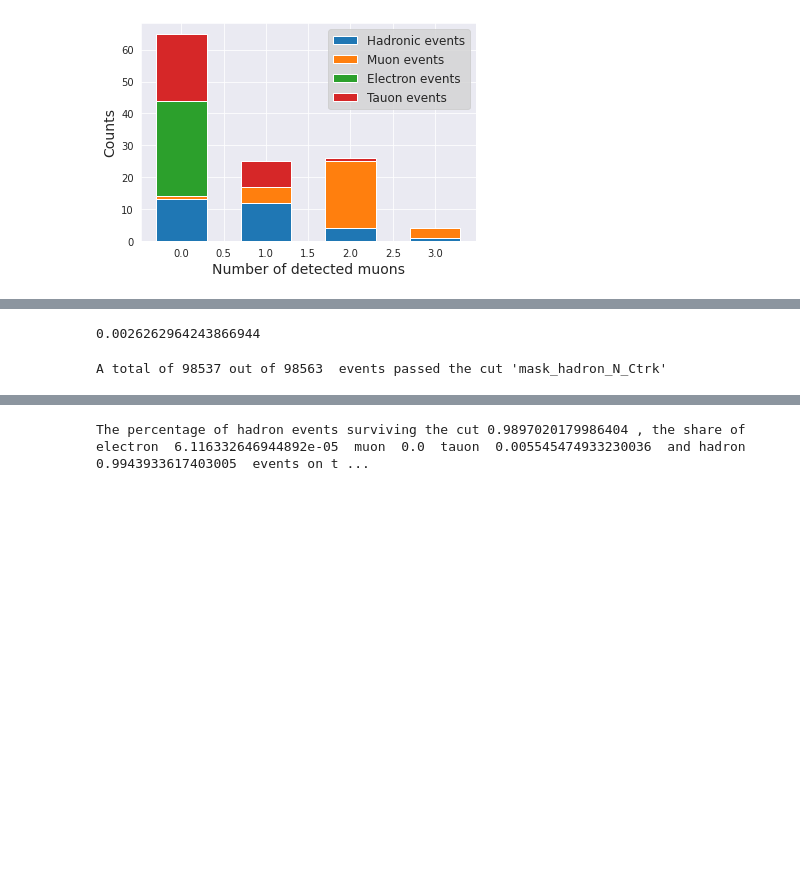
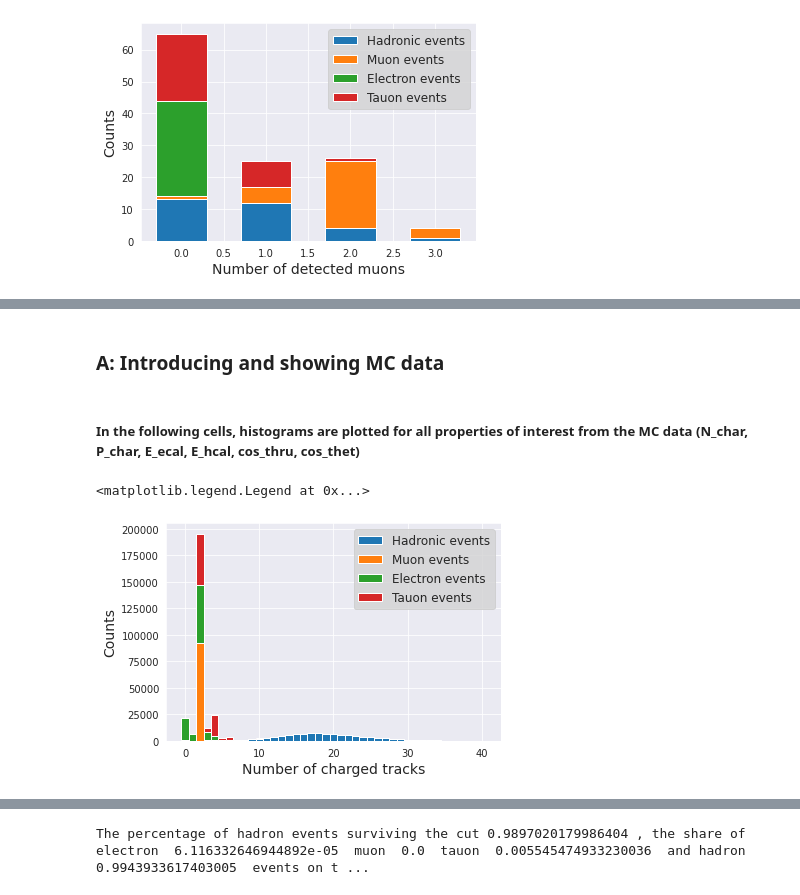
Before and after one commit to benfreiburg/z0-precisionmeasurement, a Jupyter notebook: Z0_main.ipynb, the cells around one changed output, grey strips where cells are left out. Drawn from its saved outputs; the diff is of its cells as text; code cells hidden in the pictures; blank space fills up the shorter version.

```diff
--- a/Z0_main.ipynb
+++ b/Z0_main.ipynb
@@ -176,3 +200,5 @@ plt.legend(frameon=True, facecolor="lightgrey", fontsize=12)
+# %% [markdown]
+### A: Introducing and showing MC data
 # %%
 # Incorporate Monte-Carlo simulated data
 
@@ -207,29 +233,25 @@ qq=np.asarray([ak.to_numpy(branches_qq[var_run]),ak.to_numpy(branches_qq[var_eve
 mm=np.asarray([ak.to_numpy(branches_mm[var_run]),ak.to_numpy(branches_mm[var_event]),ak.to_numpy(branches_mm[var_N_char]),ak.to_numpy(branches_mm[var_P_char]),ak.to_numpy(branches_mm[var_E_ecal]),ak.to_numpy(branches_mm[var_E_hcal]),ak.to_numpy(branches_mm[var_E_beam]),ak.to_numpy(branches_mm[var_cos_thru]),ak.to_numpy(branches_mm[var_cos_thet])])
 ee=np.asarray([ak.to_numpy(branches_ee[var_run]),ak.to_numpy(branches_ee[var_event]),ak.to_numpy(branches_ee[var_N_char]),ak.to_numpy(branches_ee[var_P_char]),ak.to_numpy(branches_ee[var_E_ecal]),ak.to_numpy(branches_ee[var_E_hcal]),ak.to_numpy(branches_ee[var_E_beam]),ak.to_numpy(branches_ee[var_cos_thru]),ak.to_numpy(branches_ee[var_cos_thet])])
 tt=np.asarray([ak.to_numpy(branches_tt[var_run]),ak.to_numpy(branches_tt[var_event]),ak.to_numpy(branches_tt[var_N_char]),ak.to_numpy(branches_tt[var_P_char]),ak.to_numpy(branches_tt[var_E_ecal]),ak.to_numpy(branches_tt[var_E_hcal]),ak.to_numpy(branches_tt[var_E_beam]),ak.to_numpy(branches_tt[var_cos_thru]),ak.to_numpy(branches_tt[var_cos_thet])])
-# %%
-# FB Asymmetry for muon events
-
-cos_thet_muons_1 = np.asarray([]) # Excluding the cos_thet = 999 data points
-for i in range (0, int(len(mm[8])-1.)):
-    if (mm[8][i]<=1):
-        cos_thet_muons_1 = np.append(cos_thet_muons_1, mm[8][i]) # Not perfectly elegant but working
-
-print(np.mean(cos_thet_muons_1))
-# %% [output]
-0.0026262964243866944
-# %%
-## Create a mask for certain selection
-
-# For 'Data' being the array of distinguishable events with 7 entries (just like the preselected 'type_events' arrays)
-
-# For testing the code:
-# Data = np.asarray([[1,2,3],[12,24,23],[25,89,12]])
-
-mask_hadron_N_Ctrk = branches['Pcharged'] >= 1
-
-
-## The sum of this array provides the number of events that passed this cut
-print("A total of", np.sum(mask_hadron_N_Ctrk), "out of", len(mask_hadron_N_Ctrk), " events passed the cut 'mask_hadron_N_Ctrk'")
-# %% [output]
-A total of 98537 out of 98563  events passed the cut 'mask_hadron_N_Ctrk'
+# %% [markdown]
+##### In the following cells, histograms are plotted for all properties of interest from the MC data (N_char, P_char, E_ecal, E_hcal, cos_thru, cos_thet)
+# %%
+# histogram (N_Ctrk) Monte Carlo data
+
+#Manually chosen bins
+bins_N_Ctrk_mc = np.linspace(-0.5,40.5,42)
+
+%matplotlib inline
+sb.set_style("darkgrid")
+
+
+plt.hist((qq[2,:],mm[2,:],ee[2,:],tt[2,:]), bins=bins_N_Ctrk_mc, label=("Hadronic events","Muon events","Electron events","Tauon events",'masked hadronic'), stacked=True)
+#plt.hist((qq_N), bins=bins_N_Ctrk_mc, zorder=5, label="Hadronic events after cut", stacked=True)
+plt.xlabel("Number of charged tracks", fontsize=14)
+plt.ylabel("Counts", fontsize=14)
+
+
+plt.legend(frameon=True, facecolor="lightgrey", fontsize=12)
+# %% [output]
+<matplotlib.legend.Legend at 0x...>
+[figure, added]
```
Also changed, not shown: parts of 19 cells of this notebook.
